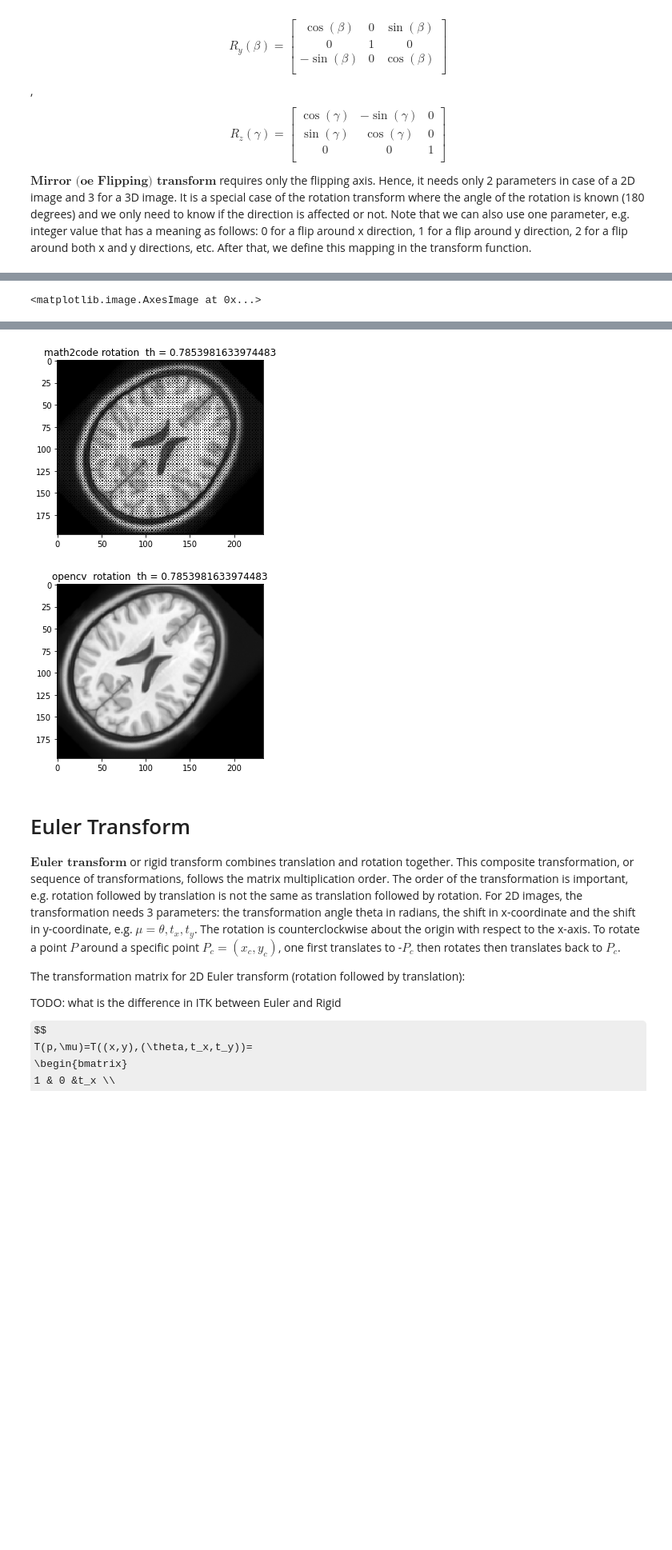
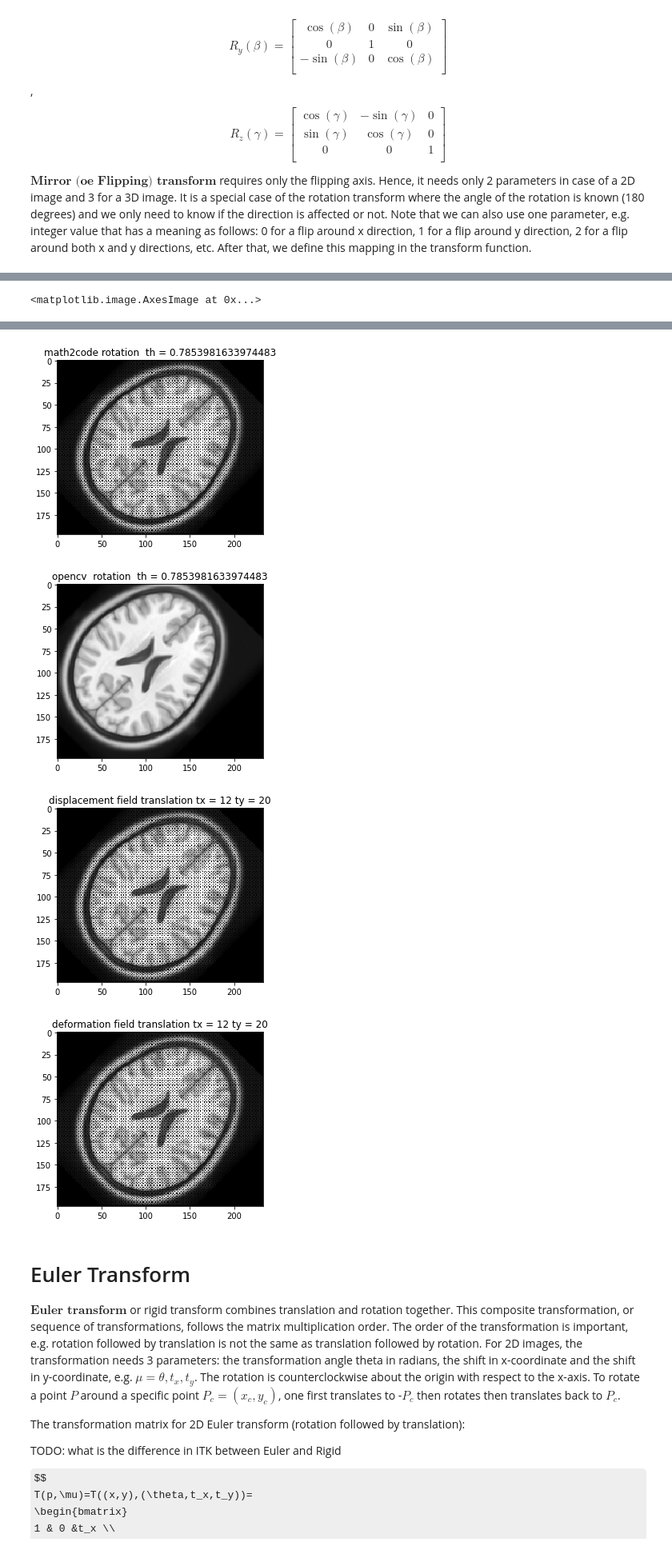
Before and after one commit to MedicalImageAnalysisTutorials/ImageRegistrationTutorial, a Jupyter notebook: IA_Image_Transforms.ipynb, the cells around one changed output, grey strips where cells are left out. Shown at 80% size. Cells and saved outputs as stored; diff of their text form; code cells hidden in the pictures; some formulas as TeX source; blank space fills up the shorter version.

```diff
--- a/IA_Image_Transforms.ipynb
+++ b/IA_Image_Transforms.ipynb
@@ -425,7 +494,9 @@ def ia_rotation_transform(th,c=[0,0]):
 
 def apply2DTransform(img, tMatrix):
     dims = 2 # for 3D we use 3
-    displacementField = np.zeros((dims,img.shape[0],img.shape[0]))
+    displacementField = np.zeros((dims,img.shape[0],img.shape[1]))
+    deformationField  = np.zeros((dims,img.shape[0],img.shape[1]))
+
     transformed_image = np.zeros(img.shape)
     # input an image and a transformation matrix
     for x in range(img.shape[0]):
@@ -445,7 +516,35 @@ def apply2DTransform(img, tMatrix):
             elif ny<0:
                 ny = 0
 
+            displacementField [0,x,y] = nx-x ;  displacementField [1,x,y] = ny-y
+            deformationField  [0,x,y] = nx ;    deformationField  [1,x,y] = ny
             transformed_image[nx,ny] = img[x,y]
+
+    return transformed_image, displacementField, deformationField
+
+
+
+    return transformed_image
+
+
+def applyTransformationField(img,field,isDisplacement=1):
+    # isDisplacement=0 : apply deformation field
+    # isDisplacement=1 : apply displacement field
+
+    transformed_image = np.zeros(img.shape)
+    for x in range(img.shape[0] ):
+        for y in  range(img.shape[1]):
+            # apply displacement field
+            if isDisplacement:
+                nx  = int(x + field[0,x,y])
+                ny  = int(y + field[1,x,y])
+                #print(x,y,nx,ny)
+                transformed_image[nx,ny] = img[x,y]
+            else:
+                # apply deformation field
+                nx = int(field[0,x,y]);
+                ny = int(field[1,x,y]);
+                transformed_image[nx,ny] = img[x,y]
 
     return transformed_image
 
@@ -454,7 +553,7 @@ center = (img1.shape[0] / 2, img1.shape[1] / 2)
 # first matrix around origin, second around image center
 tMatrix, tMatrix2   =   ia_rotation_transform(th,center)
 
-out_image = apply2DTransform(img1, tMatrix2)
+out_image,disf,deff = apply2DTransform(img1, tMatrix2)
 
 plt.figure()
 plt.title("math2code rotation  th = "+ str(th))
@@ -464,33 +563,51 @@ plt.imshow(out_image)
 tMatrix = np.float32([	[math.cos(th), -math.sin(th), 0],
                         [math.sin(th), math.cos(th), 0]])
 print(tMatrix)
 
 # Perform the rotation
 origin = (0,0)
 tMatrix = cv2.getRotationMatrix2D(center, thD, 1)
 print(tMatrix)
 
 out_image = cv2.warpAffine(img1, tMatrix, (img1.shape[1], img1.shape[0]))
 
 
 plt.figure()
 plt.title("opencv  rotation  th = "+ str(th))
 plt.imshow(out_image)
 
 # SimpleITK -------------------------
 
 
 # plt.figure()
 # plt.imshow(out_image)
+
+
+
+
+# using displacement field -------------------------
+out_image = applyTransformationField(img1,disf,isDisplacement=1)
+plt.figure()
+plt.title("displacement field translation tx = "+ str(tx)+" ty = "+ str(ty))
+plt.imshow(out_image)
+
+
+# using deformation field --------------------------
+out_image = applyTransformationField(img1,deff,isDisplacement=0)
+plt.figure()
+plt.title("deformation field translation tx = "+ str(tx)+" ty = "+ str(ty))
+plt.imshow(out_image)
 # %% [output]
 [[ 0.70710677 -0.70710677  0.        ]
  [ 0.70710677  0.70710677  0.        ]]
 [[  0.70710678   0.70710678 -53.52795796]
  [ -0.70710678   0.70710678 103.77207794]]
 <matplotlib.image.AxesImage at 0x...>
 [figure]
 [figure]
 [figure]
+[figure, added]
+[figure, added]
 # %% [markdown]
 # Euler Transform
 
```
Also changed, not shown: parts of 6 cells of this notebook.
